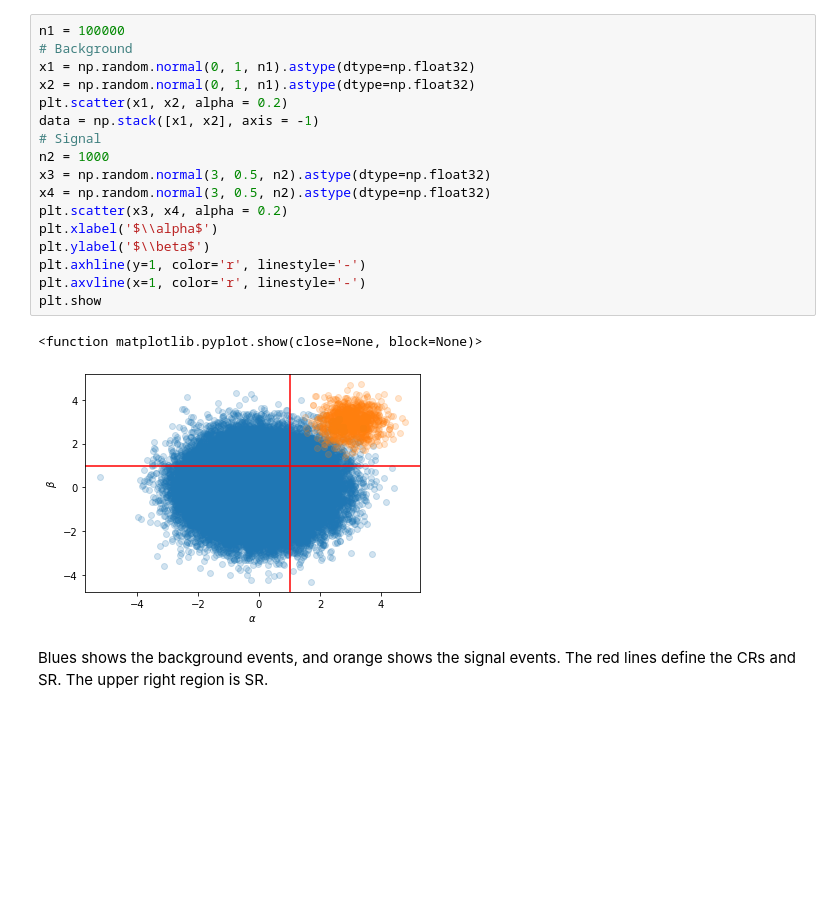
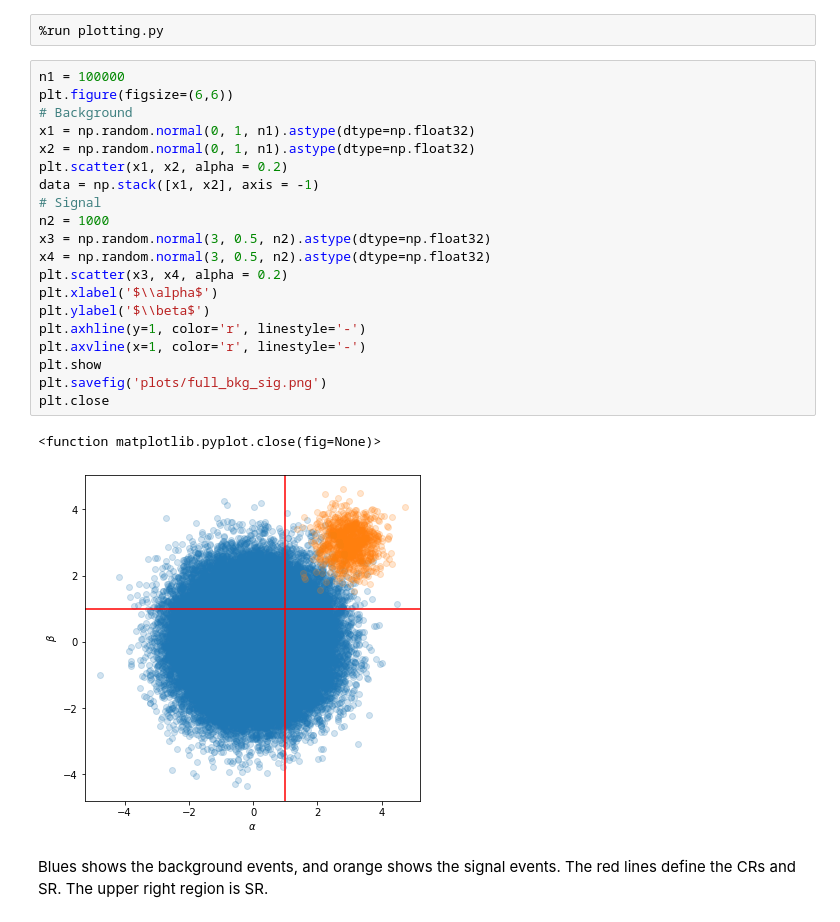
Before and after one commit to hep-lbdl/non-resonant-AD-extrapolation, a Jupyter notebook: Example.ipynb, the cells around one changed output. Saved outputs shown, nothing was run; the diff lists cells and outputs as text; blank space fills up the shorter version.

```diff
--- a/Example.ipynb
+++ b/Example.ipynb
@@ -33,23 +33,28 @@ import matplotlib.pyplot as plt
+# %%
+%run plotting.py
 # %%
 n1 = 100000
+plt.figure(figsize=(6,6))
 # Background
 x1 = np.random.normal(0, 1, n1).astype(dtype=np.float32)
 x2 = np.random.normal(0, 1, n1).astype(dtype=np.float32)
 plt.scatter(x1, x2, alpha = 0.2)
 data = np.stack([x1, x2], axis = -1)
 # Signal
 n2 = 1000
 x3 = np.random.normal(3, 0.5, n2).astype(dtype=np.float32)
 x4 = np.random.normal(3, 0.5, n2).astype(dtype=np.float32)
 plt.scatter(x3, x4, alpha = 0.2)
 plt.xlabel('$\\alpha$')
 plt.ylabel('$\\beta$')
 plt.axhline(y=1, color='r', linestyle='-')
 plt.axvline(x=1, color='r', linestyle='-')
 plt.show
+plt.savefig('plots/full_bkg_sig.png')
+plt.close
 # %% [output]
-<function matplotlib.pyplot.show(close=None, block=None)>
+<function matplotlib.pyplot.close(fig=None)>
-[figure, old version]
+[figure, new version]
 # %% [markdown]
 Blues shows the background events, and orange shows the signal events. The red lines define the CRs and SR. The upper right region is SR.
 # %% [markdown]
```
Also changed, not shown: parts of 34 cells of this notebook, 1 other file.
